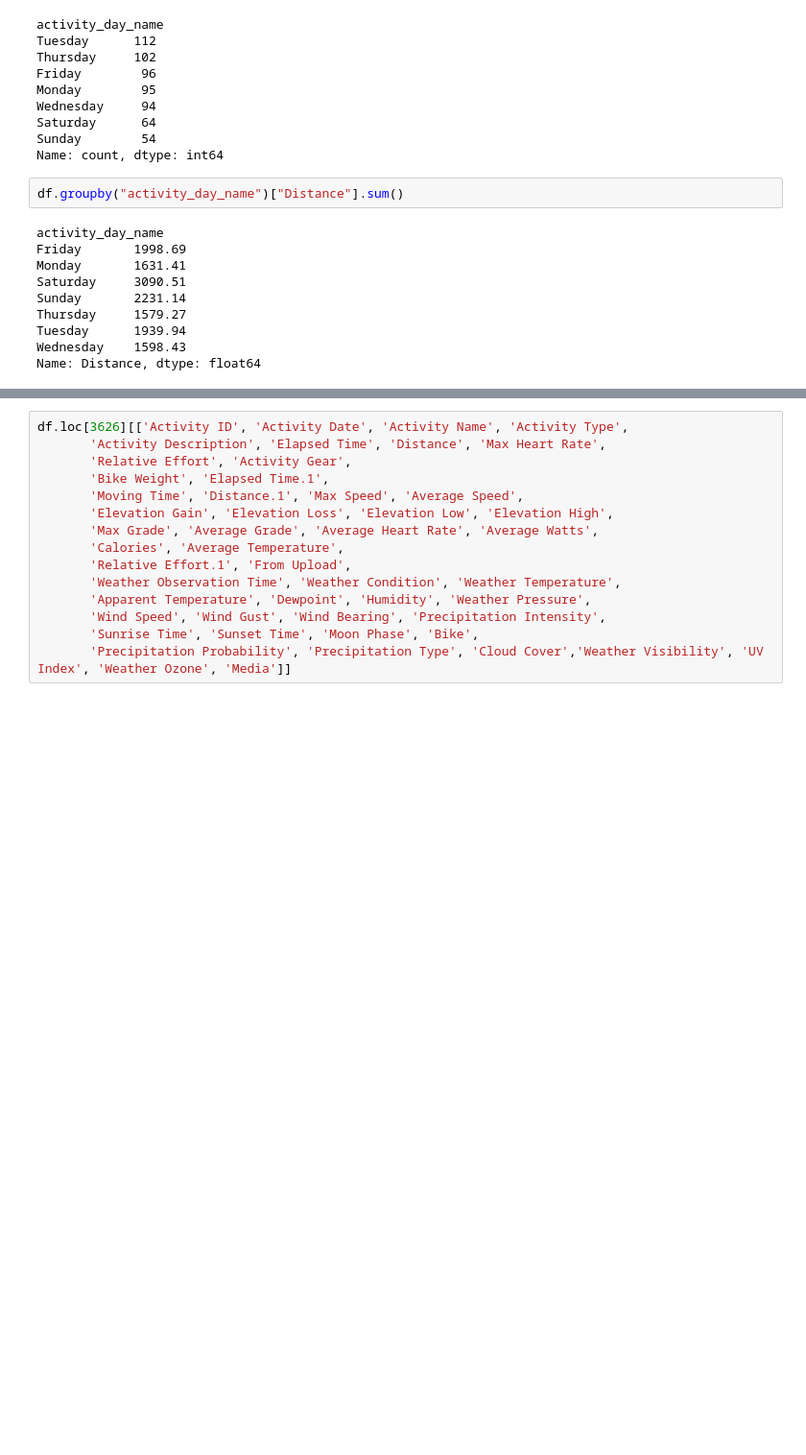
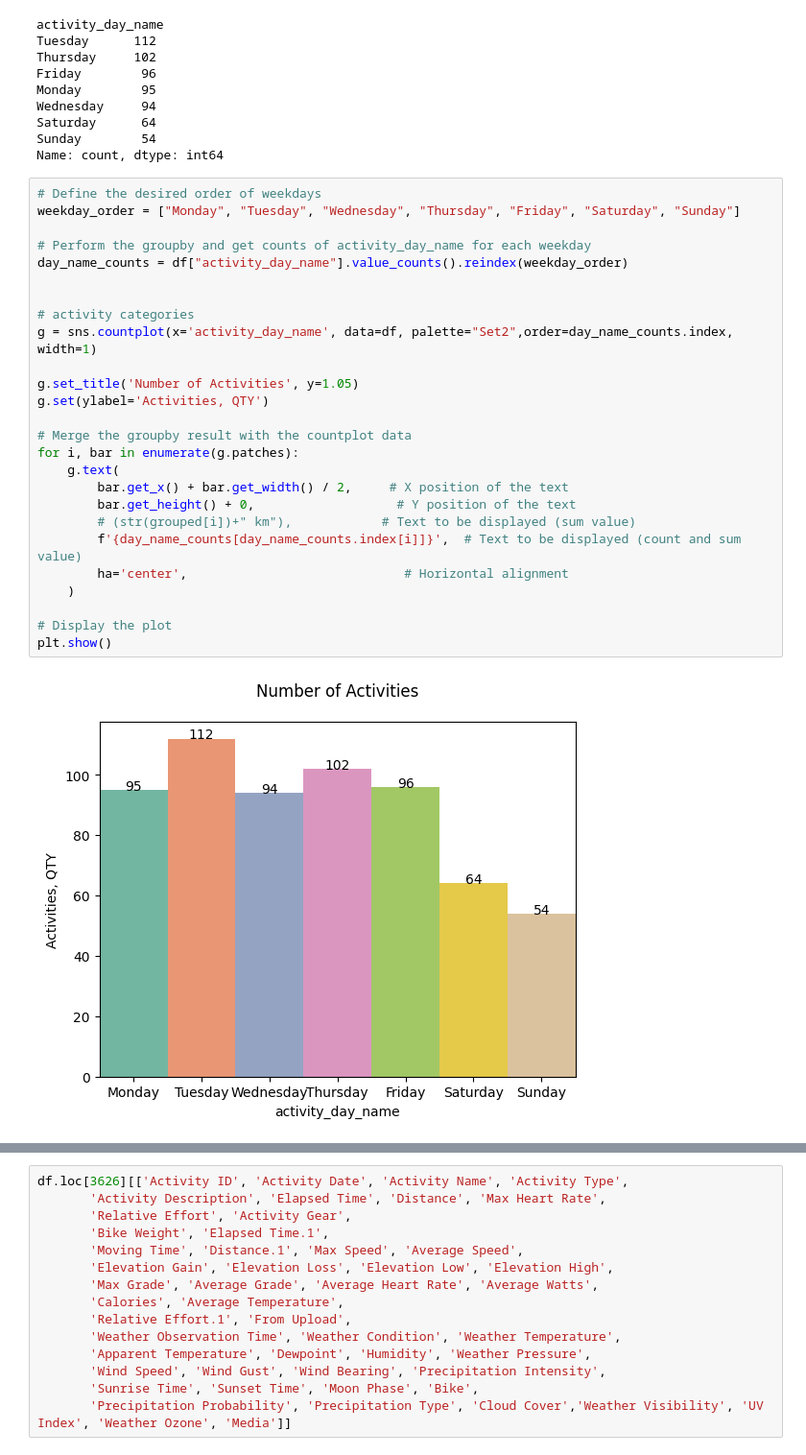
Before and after one commit to gyteniz/Strava_analize, a Jupyter notebook: strava_act.ipynb, the cells around one changed output, grey strips where cells are left out. Shown at 96% size. Cells and saved outputs as stored; diff of their text form; blank space fills up the shorter version.

```diff
--- a/strava_act.ipynb
+++ b/strava_act.ipynb
@@ -248,15 +252,31 @@ Wednesday     94
 Saturday      64
 Sunday        54
 Name: count, dtype: int64
-# %%
-df.groupby("activity_day_name")["Distance"].sum()
-# %% [output]
-activity_day_name
-Friday       1998.69
-Monday       1631.41
-Saturday     3090.51
-Sunday       2231.14
-Thursday     1579.27
-Tuesday      1939.94
-Wednesday    1598.43
-Name: Distance, dtype: float64
+# %%
+# Define the desired order of weekdays
+weekday_order = ["Monday", "Tuesday", "Wednesday", "Thursday", "Friday", "Saturday", "Sunday"]
+
+# Perform the groupby and get counts of activity_day_name for each weekday
+day_name_counts = df["activity_day_name"].value_counts().reindex(weekday_order)
+
+
+# activity categories
+g = sns.countplot(x='activity_day_name', data=df, palette="Set2",order=day_name_counts.index, width=1)
+
+g.set_title('Number of Activities', y=1.05)
+g.set(ylabel='Activities, QTY')
+
+# Merge the groupby result with the countplot data
+for i, bar in enumerate(g.patches):
+    g.text(
+        bar.get_x() + bar.get_width() / 2,     # X position of the text
+        bar.get_height() + 0,                   # Y position of the text
+        # (str(grouped[i])+" km"),            # Text to be displayed (sum value)
+        f'{day_name_counts[day_name_counts.index[i]]}',  # Text to be displayed (count and sum value)
+        ha='center',                             # Horizontal alignment
+    )
+
+# Display the plot
+plt.show()
+# %% [output]
+[figure, added]
```
Also changed, not shown: parts of 12 cells of this notebook.
